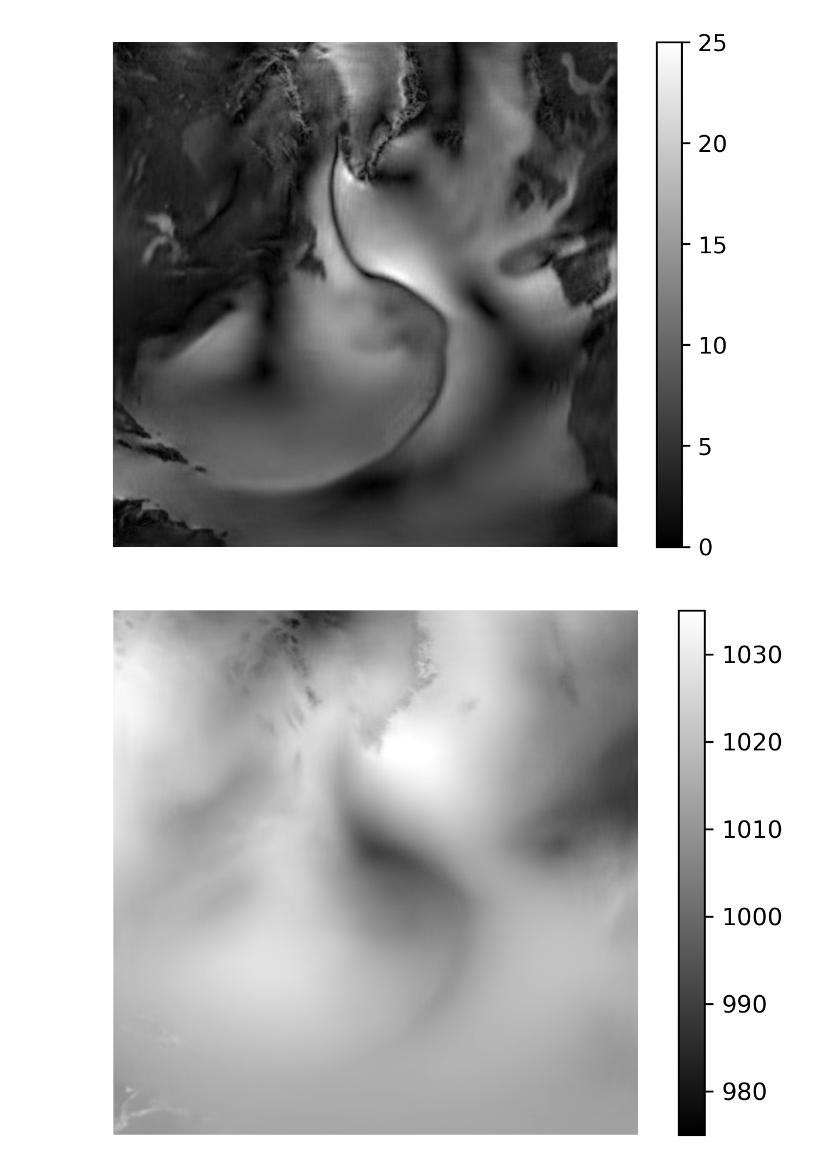
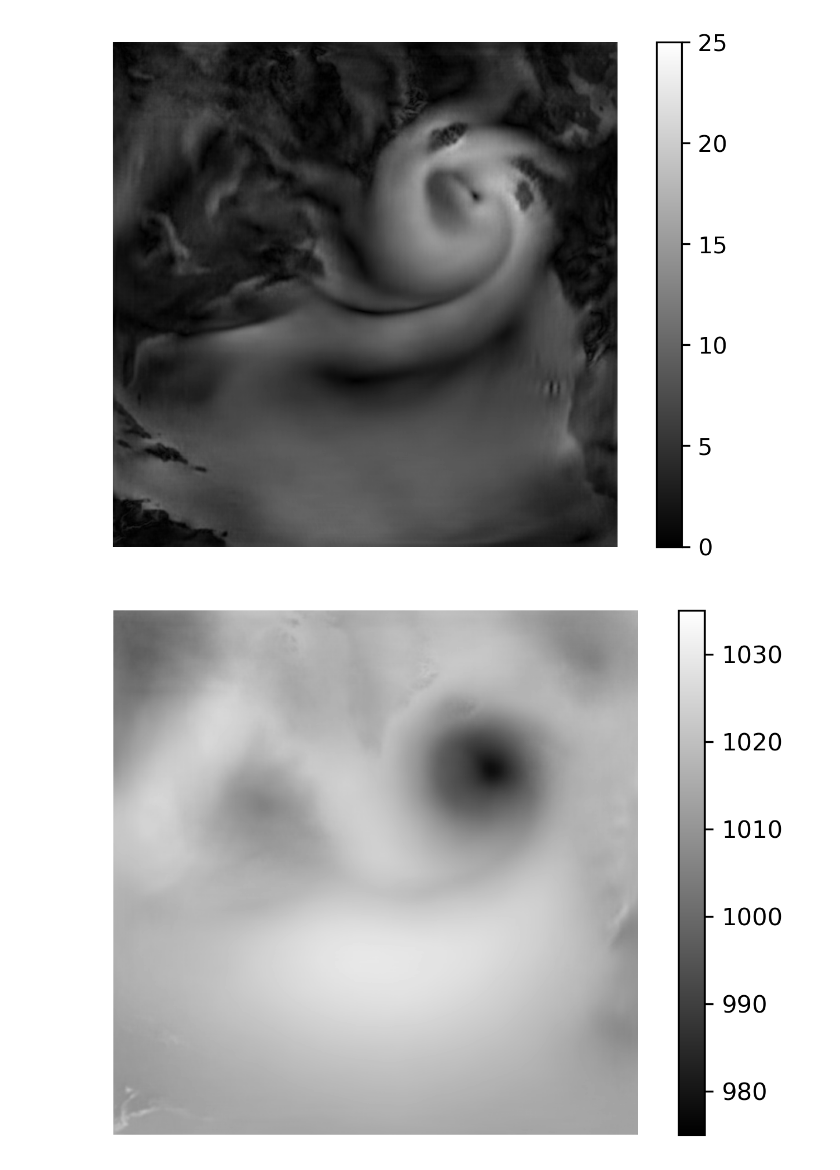
Before and after one commit to VRezvov/master-thesis, a Jupyter notebook: Images_cnn.ipynb, the cells around one changed output. Drawn from its saved outputs; the diff is of its cells as text; code cells hidden in the pictures.

Commit message:
CNN 450 epochs

```diff
--- a/Images_cnn.ipynb
+++ b/Images_cnn.ipynb
@@ -68,7 +68,7 @@ class ResidualBlock(nn.Module):
 # %%
 netG = Generator()
 netG = netG.cuda()
-netG.load_state_dict(torch.load('epochs/cnn/netG_epoch_350.pth'))
+netG.load_state_dict(torch.load('epochs/cnn/netG_epoch_450.pth'))
 netG.eval()
 # %% [output]
 Generator(
@@ -112,7 +112,7 @@ field_norm[:,0,:,:] = (field_lr_tensor[:,0,:,:]+40)/80
 field_norm[:,1,:,:] = (field_lr_tensor[:,1,:,:]+40)/80
 field_norm[:,2,:,:] = (field_lr_tensor[:,2,:,:]-940)/120
 # %%
-field_nn_norm = netG(field_norm[0,:,:,:].unsqueeze(0)).squeeze()
+field_nn_norm = netG(field_norm[1448,:,:,:].unsqueeze(0)).squeeze()
 # %%
 field_nn_norm = field_nn_norm.cpu().detach().numpy()
 # %%
@@ -150,9 +150,9 @@ _ = plt.savefig("interp.png")
 _ = plt.imshow(wind_nn, cmap = 'gray', vmin = 0, vmax = 25, origin ='lower')
 _ = plt.colorbar()
 _ = plt.axis('off')
-_ = plt.savefig("nn-350.png")
+_ = plt.savefig("nn-450.png")
 # %% [output]
-[figure, old version]
+[figure, new version]
 # %%
 _ = plt.imshow(wind_hr[1448,:,:], cmap = 'gray', vmin = 0, vmax = 25, origin ='lower')
 _ = plt.colorbar()
@@ -183,10 +183,10 @@ _ = plt.savefig("slp-interp.png")
 # %%
 _ = plt.imshow(slp_nn, cmap = 'gray', vmin = 975, vmax = 1035, origin ='lower')
 _ = plt.colorbar()
 _ = plt.axis('off')
-_ = plt.savefig("slp-nn-350.png")
+_ = plt.savefig("slp-nn-450.png")
 # %% [output]
-[figure, old version]
+[figure, new version]
 # %%
 _ = plt.imshow(slp_hr[1448,:,:], cmap = 'gray', vmin = 975, vmax = 1035, origin ='lower')
 _ = plt.colorbar()
```
Also changed, not shown: 13 other files.
